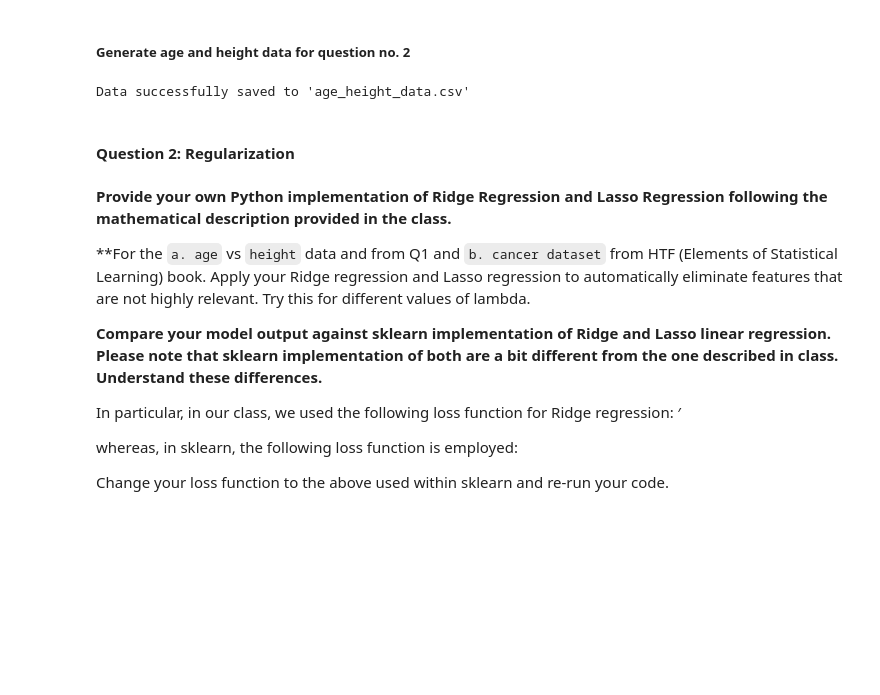
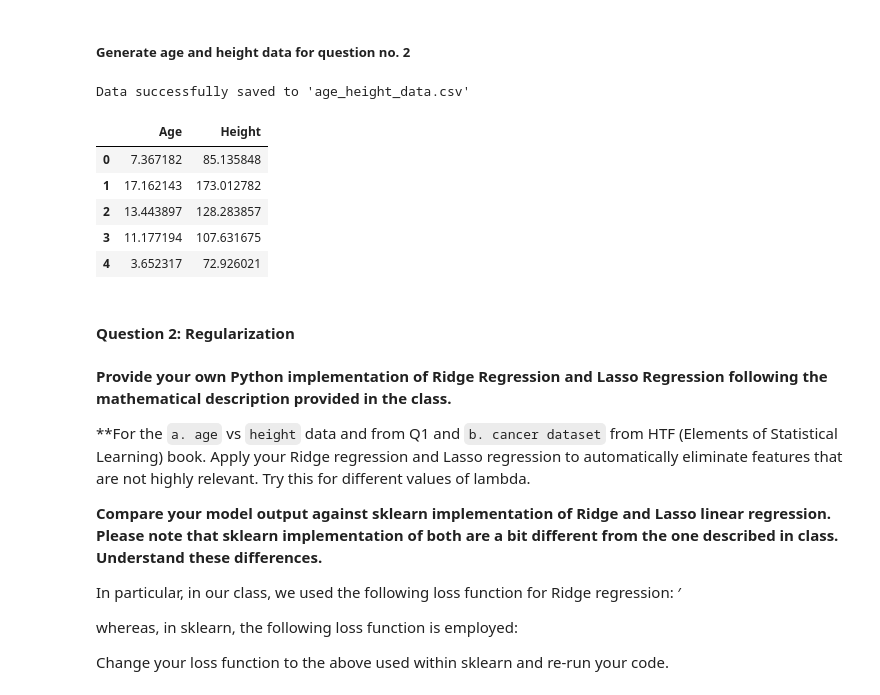
Before and after one commit to dilliram-code/mbust, a Jupyter notebook: Machine Learning by Suresh sir/Assignment_1.ipynb, the cells around one changed output. Saved outputs shown, nothing was run; the diff lists cells and outputs as text; code cells hidden in the pictures; blank space fills up the shorter version.

```diff
--- a/Machine Learning by Suresh sir/Assignment_1.ipynb
+++ b/Machine Learning by Suresh sir/Assignment_1.ipynb
@@ -190,6 +190,16 @@ data_df.to_csv('age_height_data.csv', index=False)
 print("Data successfully saved to 'age_height_data.csv'")
 # %% [output]
 Data successfully saved to 'age_height_data.csv'
+# %%
+df = pd.read_csv("age_height_data.csv")
+df.head()
+# %% [output]
+|  | Age | Height |
+| 0 | 7.367182 | 85.135848 |
+| 1 | 17.162143 | 173.012782 |
+| 2 | 13.443897 | 128.283857 |
+| 3 | 11.177194 | 107.631675 |
+| 4 | 3.652317 | 72.926021 |
 # %% [markdown]
 #### Question 2: Regularization
 # %% [markdown]
```
Also changed, not shown: parts of 12 cells of this notebook.
